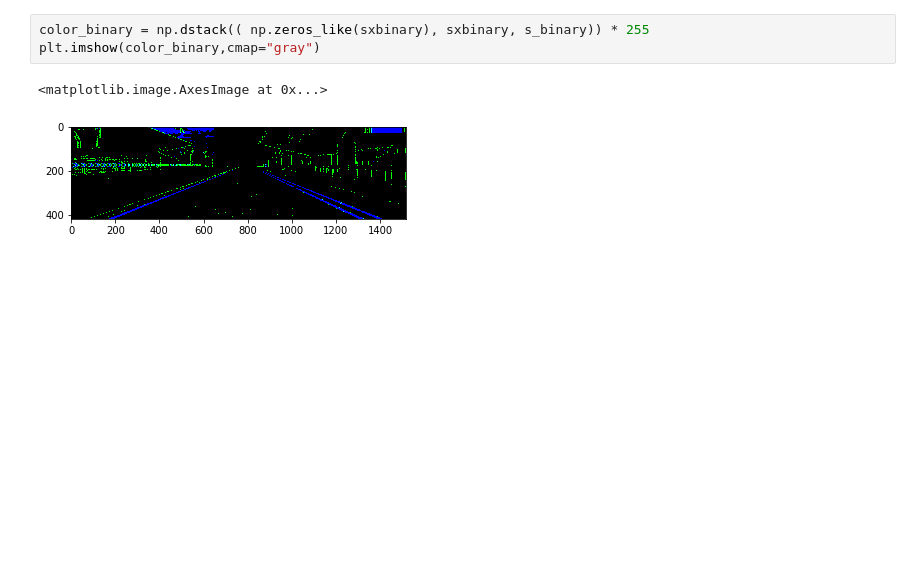
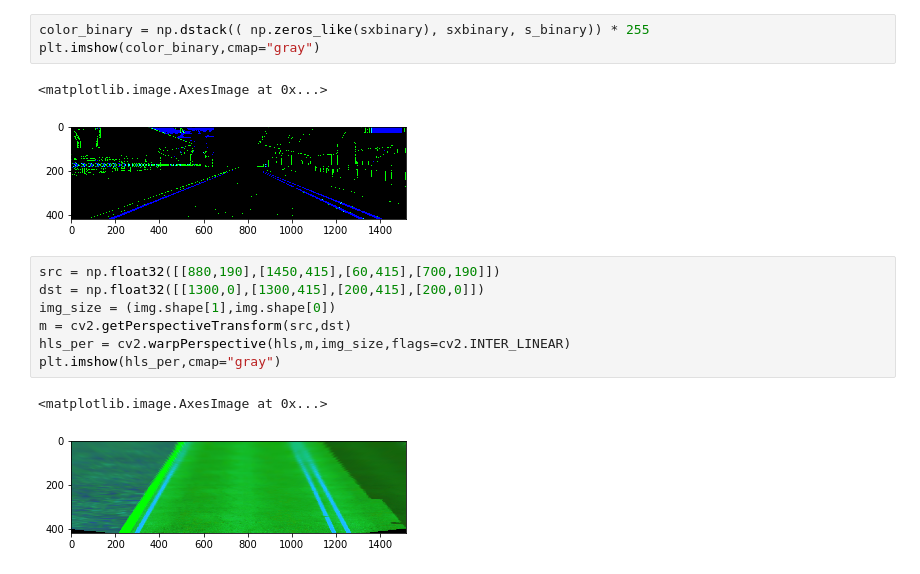
Before and after one commit to aayushrai/Advanced-lane-lines-detection, a Jupyter notebook: Some basics/Color and Gradient.ipynb, the cells around one changed output. Saved outputs shown, nothing was run; the diff lists cells and outputs as text; blank space fills up the shorter version.

```diff
--- a/Some basics/Color and Gradient.ipynb
+++ b/Some basics/Color and Gradient.ipynb
@@ -47,3 +47,13 @@ plt.imshow(color_binary,cmap="gray")
 # %% [output]
 <matplotlib.image.AxesImage at 0x...>
 [figure]
+# %%
+src = np.float32([[880,190],[1450,415],[60,415],[700,190]])
+dst = np.float32([[1300,0],[1300,415],[200,415],[200,0]])
+img_size = (img.shape[1],img.shape[0])
+m = cv2.getPerspectiveTransform(src,dst)
+hls_per = cv2.warpPerspective(hls,m,img_size,flags=cv2.INTER_LINEAR)
+plt.imshow(hls_per,cmap="gray")
+# %% [output]
+<matplotlib.image.AxesImage at 0x...>
+[figure, added]
```
Also changed, not shown: parts of 1 cell of this notebook, 5 other files.
